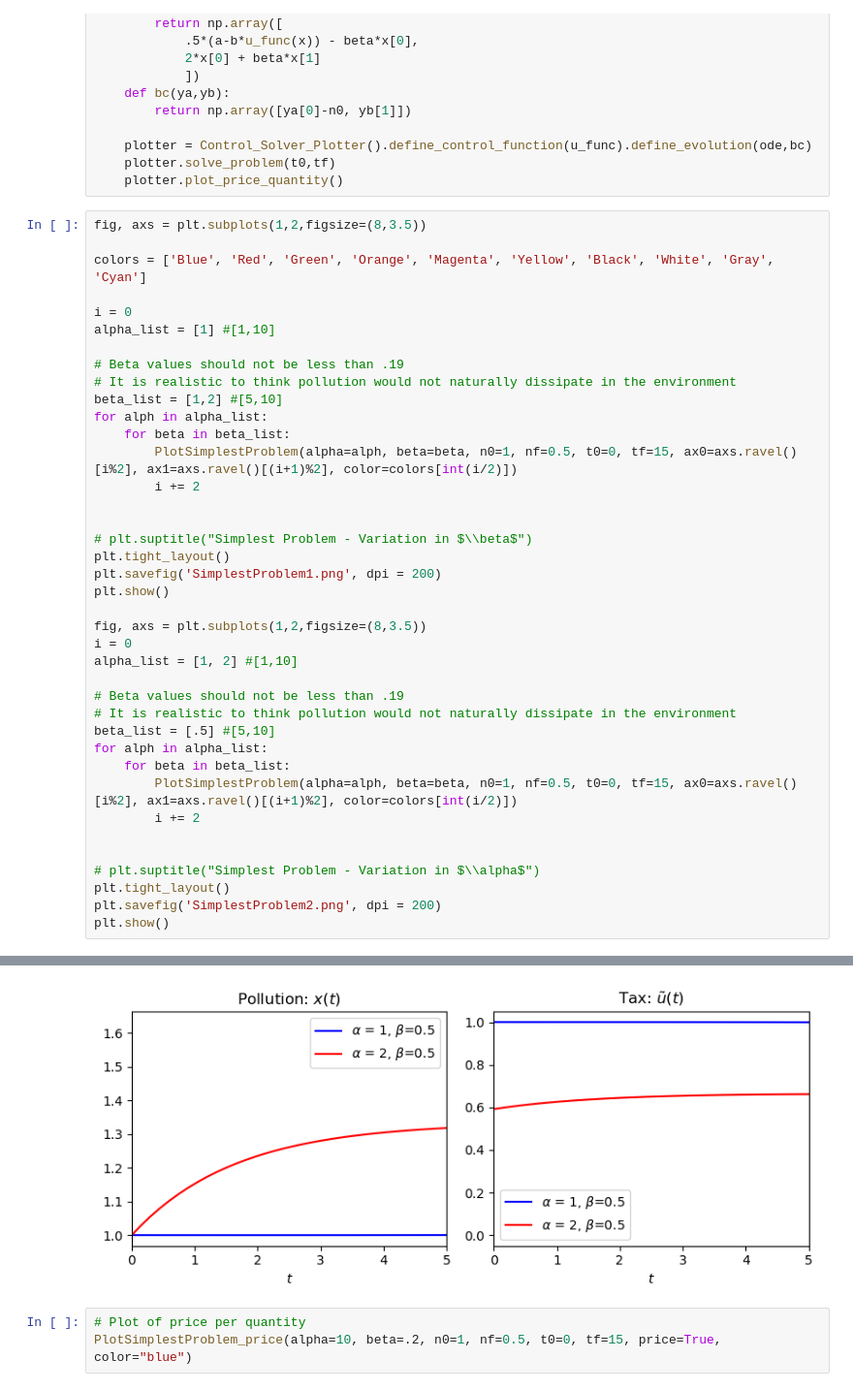
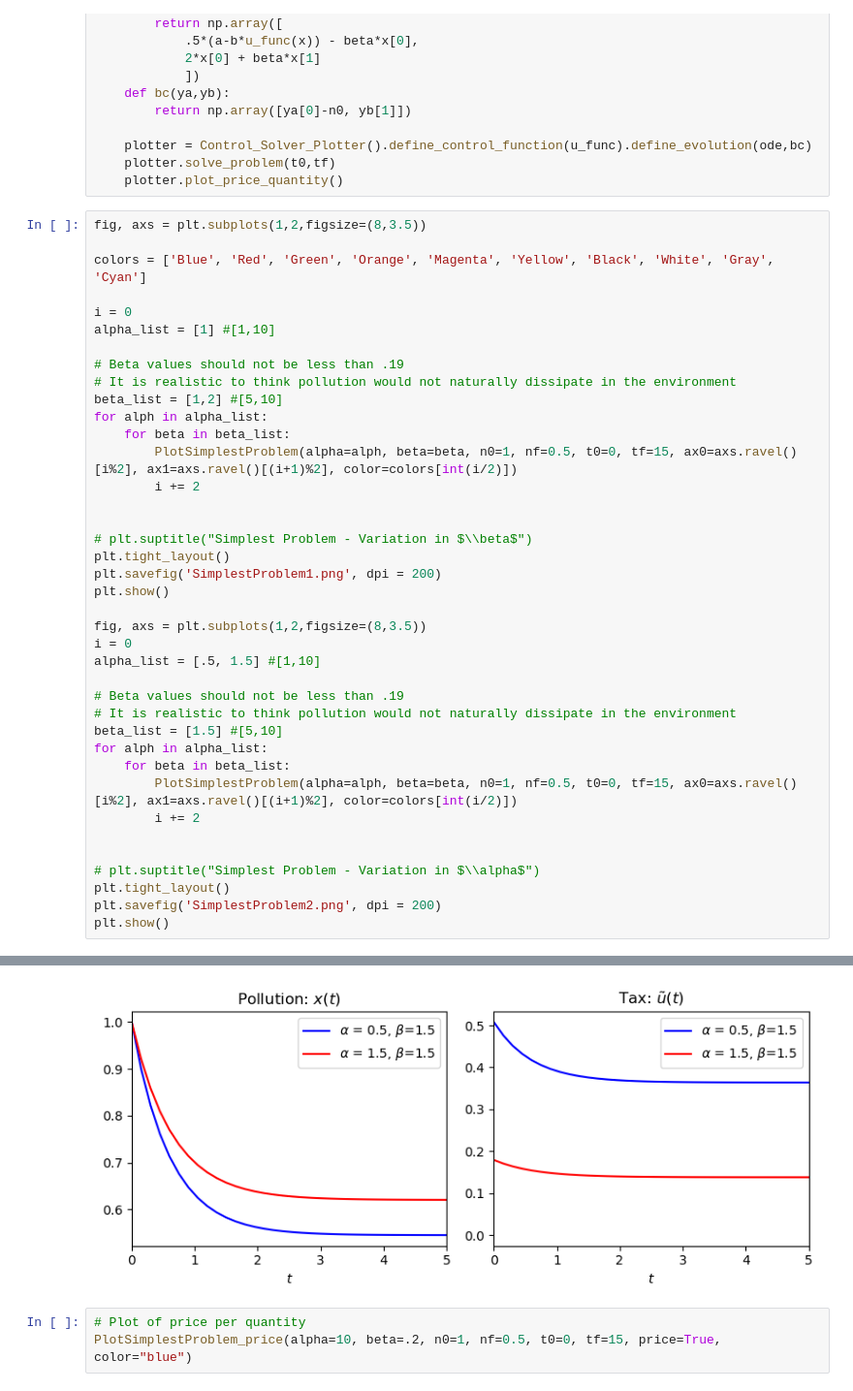
Before and after one commit to addmelo/ACME, a Jupyter notebook: Volume 4/SimplestProblem.ipynb, the cells around one changed output, grey strips where cells are left out. Shown: that part at 97% size. Saved outputs shown, nothing was run; the diff lists cells and outputs as text.

```diff
--- a/Volume 4/SimplestProblem.ipynb
+++ b/Volume 4/SimplestProblem.ipynb
@@ -130,36 +130,36 @@ alpha_list = [1] #[1,10]
 # It is realistic to think pollution would not naturally dissipate in the environment
 beta_list = [1,2] #[5,10]
 for alph in alpha_list:
     for beta in beta_list:
         PlotSimplestProblem(alpha=alph, beta=beta, n0=1, nf=0.5, t0=0, tf=15, ax0=axs.ravel()[i%2], ax1=axs.ravel()[(i+1)%2], color=colors[int(i/2)])
         i += 2
 
 
 # plt.suptitle("Simplest Problem - Variation in $\\beta$")
 plt.tight_layout()
 plt.savefig('SimplestProblem1.png', dpi = 200)
 plt.show()
 
 fig, axs = plt.subplots(1,2,figsize=(8,3.5))
 i = 0
-alpha_list = [1, 2] #[1,10]
+alpha_list = [.5, 1.5] #[1,10]
 
 # Beta values should not be less than .19
 # It is realistic to think pollution would not naturally dissipate in the environment
-beta_list = [.5] #[5,10]
+beta_list = [1.5] #[5,10]
 for alph in alpha_list:
     for beta in beta_list:
         PlotSimplestProblem(alpha=alph, beta=beta, n0=1, nf=0.5, t0=0, tf=15, ax0=axs.ravel()[i%2], ax1=axs.ravel()[(i+1)%2], color=colors[int(i/2)])
         i += 2
 
 
 # plt.suptitle("Simplest Problem - Variation in $\\alpha$")
 plt.tight_layout()
 plt.savefig('SimplestProblem2.png', dpi = 200)
 plt.show()
 # %% [output]
 [figure]
-[figure, old version]
+[figure, new version]
 # %%
 # Plot of price per quantity
 PlotSimplestProblem_price(alpha=10, beta=.2, n0=1, nf=0.5, t0=0, tf=15, price=True, color="blue")
```
Also changed, not shown: 10 other files.
